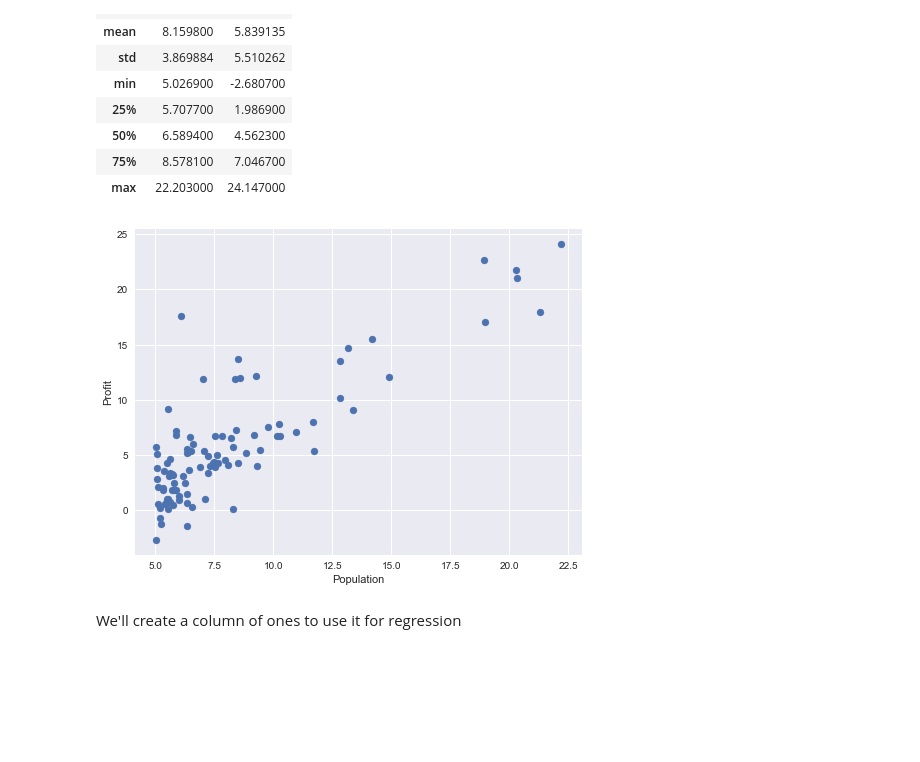
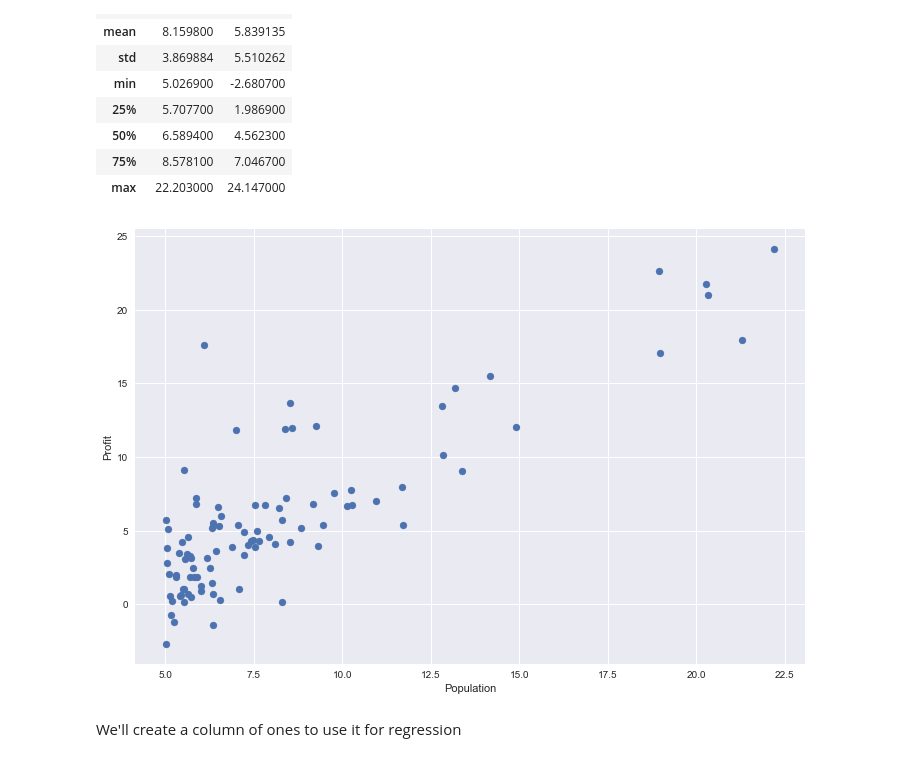
Before and after one commit to alperenevrin/MachineLearniNg, a Jupyter notebook: Ex 1/Linear Regression with One Variable.ipynb, the cells around one changed output. Cells and saved outputs as stored; diff of their text form; code cells hidden in the pictures; blank space fills up the shorter version.

Commit message:
Add graphs for solutions

```diff
--- a/Ex 1/Linear Regression with One Variable.ipynb
+++ b/Ex 1/Linear Regression with One Variable.ipynb
@@ -40,14 +40,14 @@ import seaborn as sns
 sns.set_style('whitegrid')
 sns.set()
 # %%
-fig = plt.figure(figsize=(8, 6))
+fig = plt.figure(figsize=(12, 8))
 ax = plt.axes()
 
 ax.scatter(data['Population'], data['Profit'])
 ax.set_xlabel('Population')
 ax.set_ylabel('Profit');
 # %% [output]
-[figure, old version]
+[figure, new version]
 # %% [markdown]
 We'll create a column of ones to use it for regression
 # %%
```
Also changed, not shown: parts of 7 cells of this notebook, 1 other file.
